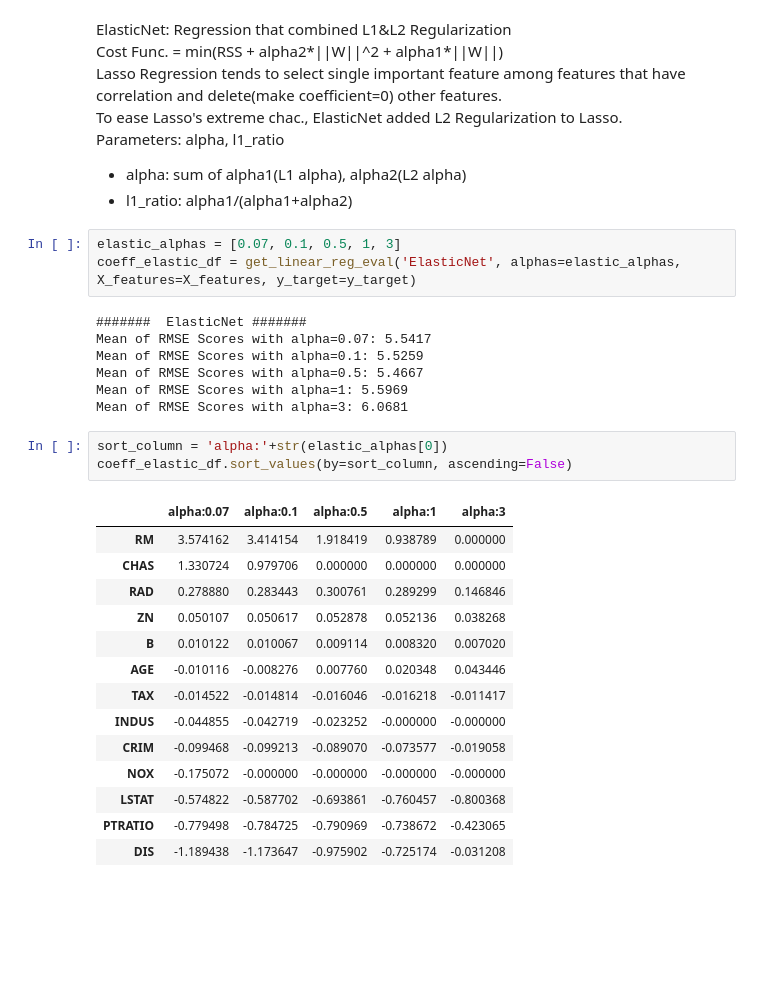
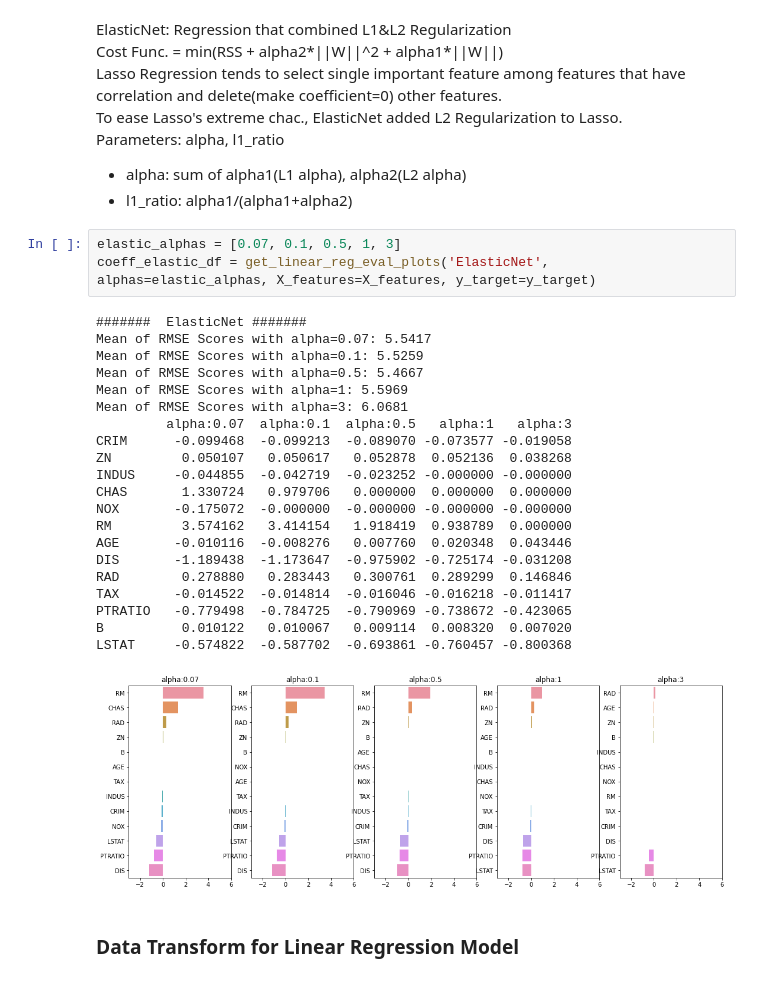
Before and after one commit to Yubin-Hong/python_machine_learning_guide, a Jupyter notebook: 5-6_RegluarizationLinearModel_Ridge&Lasso&ElasticNet.ipynb, the cells around one changed output. Cells and saved outputs as stored; diff of their text form; blank space fills up the shorter version.

```diff
--- a/5-6_RegluarizationLinearModel_Ridge&Lasso&ElasticNet.ipynb
+++ b/5-6_RegluarizationLinearModel_Ridge&Lasso&ElasticNet.ipynb
@@ -187,29 +195,28 @@ Parameters: alpha, l1_ratio
 - l1_ratio: alpha1/(alpha1+alpha2)
 # %%
 elastic_alphas = [0.07, 0.1, 0.5, 1, 3]
-coeff_elastic_df = get_linear_reg_eval('ElasticNet', alphas=elastic_alphas, X_features=X_features, y_target=y_target)
+coeff_elastic_df = get_linear_reg_eval_plots('ElasticNet', alphas=elastic_alphas, X_features=X_features, y_target=y_target)
 # %% [output]
 #######  ElasticNet #######
 Mean of RMSE Scores with alpha=0.07: 5.5417
 Mean of RMSE Scores with alpha=0.1: 5.5259
 Mean of RMSE Scores with alpha=0.5: 5.4667
 Mean of RMSE Scores with alpha=1: 5.5969
 Mean of RMSE Scores with alpha=3: 6.0681
+         alpha:0.07  alpha:0.1  alpha:0.5   alpha:1   alpha:3
+CRIM      -0.099468  -0.099213  -0.089070 -0.073577 -0.019058
+ZN         0.050107   0.050617   0.052878  0.052136  0.038268
+INDUS     -0.044855  -0.042719  -0.023252 -0.000000 -0.000000
+CHAS       1.330724   0.979706   0.000000  0.000000  0.000000
+NOX       -0.175072  -0.000000  -0.000000 -0.000000 -0.000000
+RM         3.574162   3.414154   1.918419  0.938789  0.000000
+AGE       -0.010116  -0.008276   0.007760  0.020348  0.043446
+DIS       -1.189438  -1.173647  -0.975902 -0.725174 -0.031208
+RAD        0.278880   0.283443   0.300761  0.289299  0.146846
+TAX       -0.014522  -0.014814  -0.016046 -0.016218 -0.011417
+PTRATIO   -0.779498  -0.784725  -0.790969 -0.738672 -0.423065
+B          0.010122   0.010067   0.009114  0.008320  0.007020
+LSTAT     -0.574822  -0.587702  -0.693861 -0.760457 -0.800368
+[figure, added]
-# %%
-sort_column = 'alpha:'+str(elastic_alphas[0])
-coeff_elastic_df.sort_values(by=sort_column, ascending=False)
-# %% [output]
-|  | alpha:0.07 | alpha:0.1 | alpha:0.5 | alpha:1 | alpha:3 |
-| RM | 3.574162 | 3.414154 | 1.918419 | 0.938789 | 0.000000 |
-| CHAS | 1.330724 | 0.979706 | 0.000000 | 0.000000 | 0.000000 |
-| RAD | 0.278880 | 0.283443 | 0.300761 | 0.289299 | 0.146846 |
-| ZN | 0.050107 | 0.050617 | 0.052878 | 0.052136 | 0.038268 |
-| B | 0.010122 | 0.010067 | 0.009114 | 0.008320 | 0.007020 |
-| AGE | -0.010116 | -0.008276 | 0.007760 | 0.020348 | 0.043446 |
-| TAX | -0.014522 | -0.014814 | -0.016046 | -0.016218 | -0.011417 |
-| INDUS | -0.044855 | -0.042719 | -0.023252 | -0.000000 | -0.000000 |
-| CRIM | -0.099468 | -0.099213 | -0.089070 | -0.073577 | -0.019058 |
-| NOX | -0.175072 | -0.000000 | -0.000000 | -0.000000 | -0.000000 |
-| LSTAT | -0.574822 | -0.587702 | -0.693861 | -0.760457 | -0.800368 |
-| PTRATIO | -0.779498 | -0.784725 | -0.790969 | -0.738672 | -0.423065 |
-| DIS | -1.189438 | -1.173647 | -0.975902 | -0.725174 | -0.031208 |
+# %% [markdown]
+### Data Transform for Linear Regression Model
```
Also changed, not shown: parts of 8 cells of this notebook.
